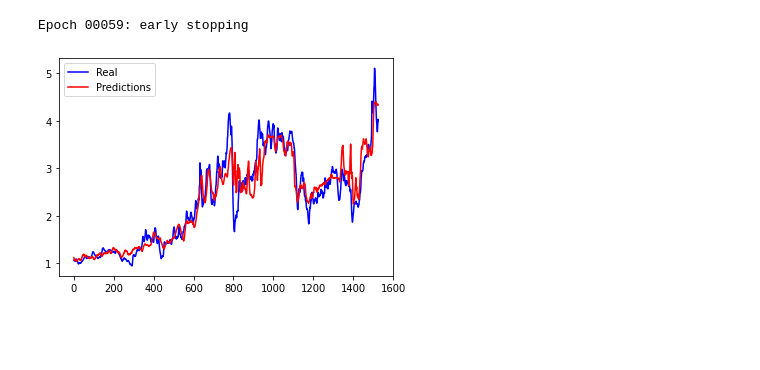
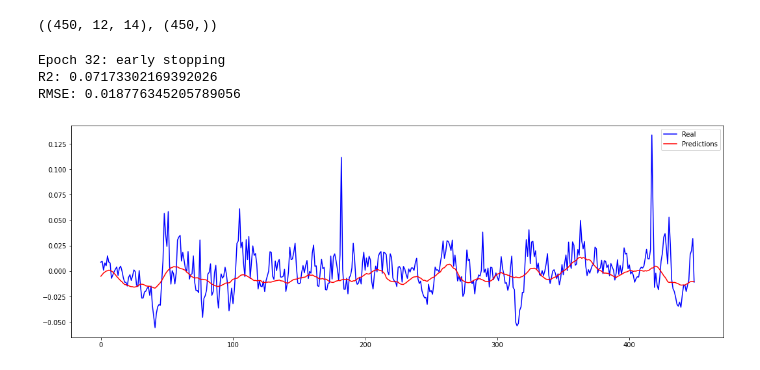
Before and after one commit to vanity-lost/Gasoline-Price-Prediction, a Jupyter notebook: tf_test.ipynb, the cells around one changed output. Saved outputs shown, nothing was run; the diff lists cells and outputs as text; code cells hidden in the pictures; blank space fills up the shorter version.

Commit message:
tf test updates

```diff
--- a/tf_test.ipynb
+++ b/tf_test.ipynb
@@ -14,2 +13,4 @@ import matplotlib.pyplot as plt
 # %%
-df = pd.read_pickle('working_dataset.pkl')
+df = pd.read_pickle('test_dataset.pkl')
+data = df.values.astype(float)
+df.head()
@@ -16,9 +24,19 @@ df = pd.read_pickle('working_dataset.pkl')
-# %%
-data = df.values
-train_X = MinMaxScaler().fit_transform(data[:, 2:])
-train_X = np.array([train_X[i-16:i, :] for i in range(16, len(data))], dtype=np.float32)
-train_X = tf.convert_to_tensor(train_X)
-train_y = tf.convert_to_tensor(data[16:, 1].astype(np.float32))
+# %%
+price_pct = [0]
+for i in range(1, data.shape[0]):
+    price_pct.append((data[i, 1] - data[i-1, 1])/data[i-1, 1])
+price_pct = np.array(price_pct, dtype=float)
+prices = data[:, 1].copy()
+data[:, 1] = price_pct
+
+normalized_features = MinMaxScaler().fit_transform(data[:, 2:])
+train_X = np.hstack((normalized_features, np.array(price_pct).reshape(-1, 1)))
+train_X = np.array([train_X[i-window_size:i, :] for i in range(window_size, len(data))], dtype=np.float32)
+train_y = price_pct[window_size:]
+
+train_X.shape, train_y.shape
+# %% [output]
+((450, 12, 14), (450,))
 # %%
 def build_model(shape, optimizer):
     tf.keras.backend.clear_session()
@@ -43,14 +61,22 @@ def model_results(train_X, train_y, test_X):
     es = tf.keras.callbacks.EarlyStopping(monitor='loss', mode='min', verbose=1, patience=10)
     history = model.fit(train_X, train_y, epochs=200, batch_size=32, verbose=0, callbacks=[es])
     return history.history['loss'][-1], model.predict(test_X)
-# %%
-history, preds = model_results(train_X, train_y, train_X)
-# %% [output]
-Epoch 00059: early stopping
+# %%
+history, preds = model_results(train_X, train_y, train_X)
+
+preds = preds.reshape(-1)
+
+print(f'R2: {r2_score(train_y, preds)}')
+print(f'RMSE: {mean_squared_error(train_y, preds, squared=False)}')
+# %% [output]
+Epoch 32: early stopping
+R2: 0.07173302169392026
+RMSE: 0.018776345205789056
 # %%
-plt.plot(range(len(data)-16), train_y, color='blue', label='Real')
-plt.plot(range(len(data)-16), preds, color='red', label='Predictions')
+plt.figure(figsize=(18, 6))
+plt.plot(range(len(data)-window_size), train_y, color='blue', label='Real')
+plt.plot(range(len(data)-window_size), preds, color='red', label='Predictions')
 plt.legend()
 plt.show()
 # %% [output]
-[figure, old version]
+[figure, new version]
```
Also changed, not shown: parts of 3 cells of this notebook, 1 other file.
